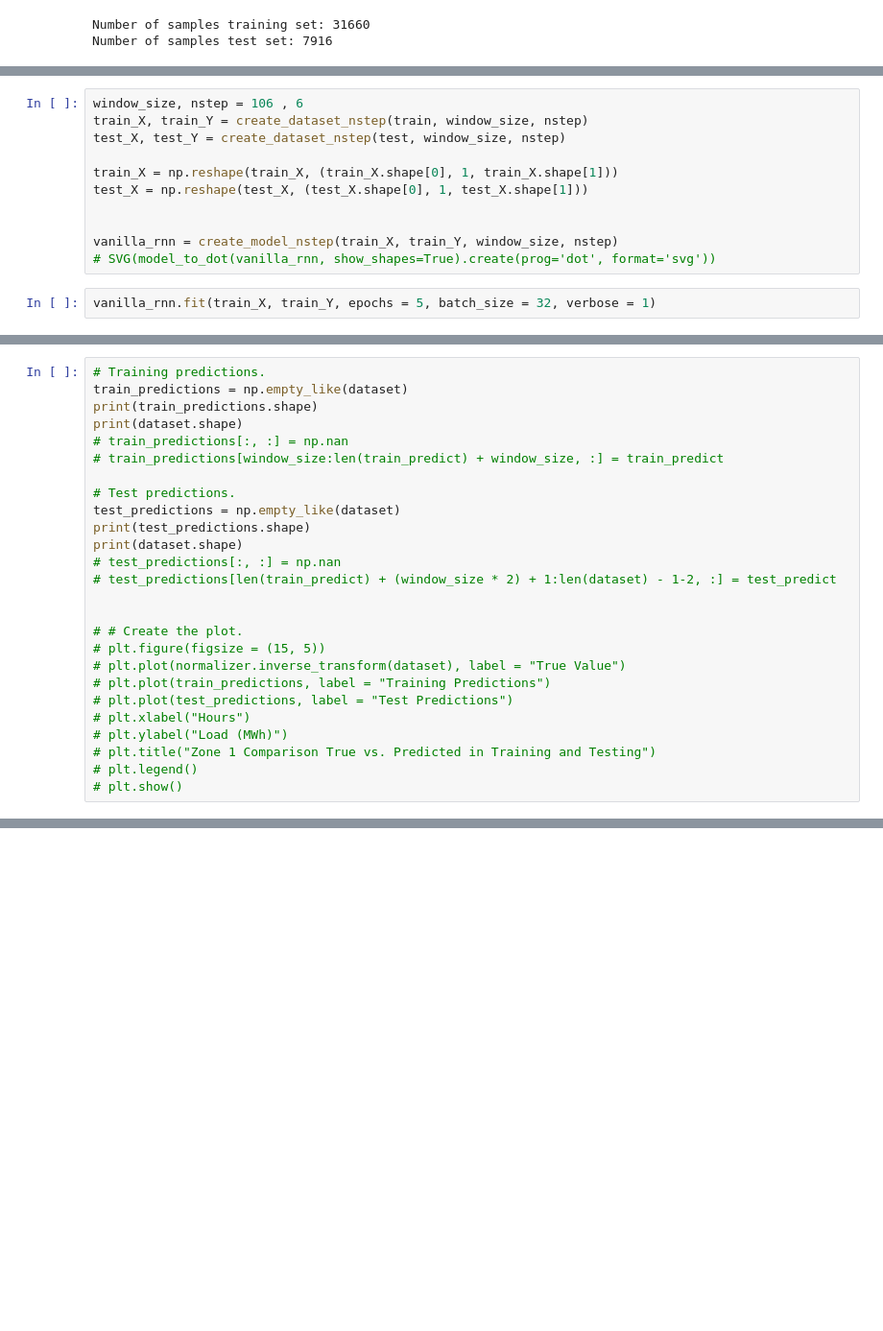
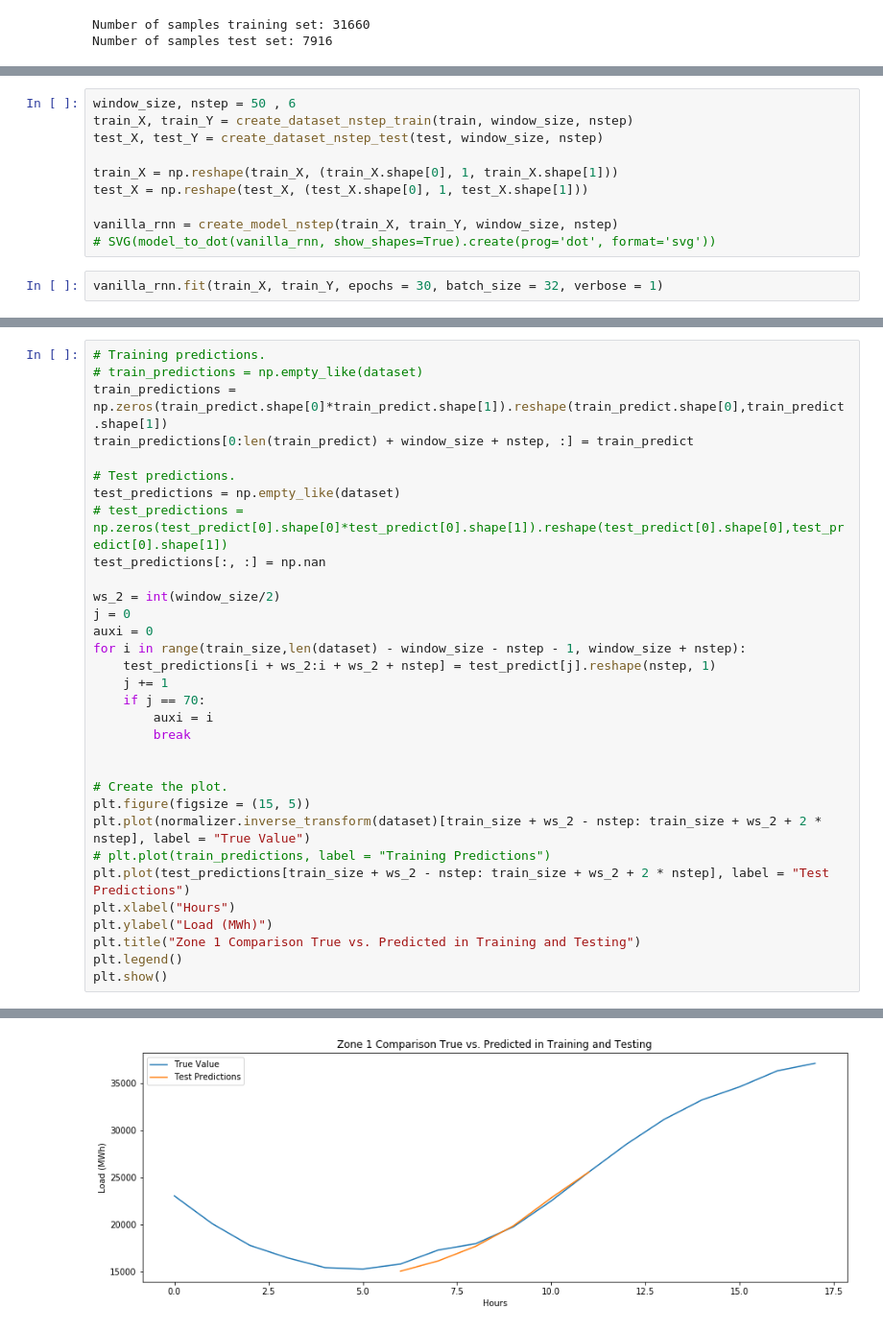
Before and after one commit to Pedromacedo41/MAP573, a Jupyter notebook: src/Raphael/LSTM-Bidirectional.ipynb, the cells around one changed output, grey strips where cells are left out. Shown at 96% size. Cells and saved outputs as stored; diff of their text form; blank space fills up the shorter version.

```diff
--- a/src/Raphael/LSTM-Bidirectional.ipynb
+++ b/src/Raphael/LSTM-Bidirectional.ipynb
@@ -85,16 +99,15 @@ def create_model_nstep(train_X, train_Y, window_size = 1, nstep = 1):
 
     return(vanilla_rnn)
 # %%
-window_size, nstep = 106 , 6
-train_X, train_Y = create_dataset_nstep(train, window_size, nstep)
-test_X, test_Y = create_dataset_nstep(test, window_size, nstep)
+window_size, nstep = 50 , 6
+train_X, train_Y = create_dataset_nstep_train(train, window_size, nstep)
+test_X, test_Y = create_dataset_nstep_test(test, window_size, nstep)
 
 train_X = np.reshape(train_X, (train_X.shape[0], 1, train_X.shape[1]))
 test_X = np.reshape(test_X, (test_X.shape[0], 1, test_X.shape[1]))
 
-
 vanilla_rnn = create_model_nstep(train_X, train_Y, window_size, nstep)
 # SVG(model_to_dot(vanilla_rnn, show_shapes=True).create(prog='dot', format='svg'))
 # %%
-vanilla_rnn.fit(train_X, train_Y, epochs = 5, batch_size = 32, verbose = 1)
+vanilla_rnn.fit(train_X, train_Y, epochs = 30, batch_size = 32, verbose = 1)
 # %% [output]
@@ -134,27 +154,33 @@ Test data error: 863.04 MSE
 # %%
 # Training predictions.
-train_predictions = np.empty_like(dataset)
-print(train_predictions.shape)
-print(dataset.shape)
-# train_predictions[:, :] = np.nan
-# train_predictions[window_size:len(train_predict) + window_size, :] = train_predict
+# train_predictions = np.empty_like(dataset)
+train_predictions = np.zeros(train_predict.shape[0]*train_predict.shape[1]).reshape(train_predict.shape[0],train_predict.shape[1])
+train_predictions[0:len(train_predict) + window_size + nstep, :] = train_predict
 
 # Test predictions.
 test_predictions = np.empty_like(dataset)
-print(test_predictions.shape)
-print(dataset.shape)
-# test_predictions[:, :] = np.nan
-# test_predictions[len(train_predict) + (window_size * 2) + 1:len(dataset) - 1-2, :] = test_predict
+# test_predictions = np.zeros(test_predict[0].shape[0]*test_predict[0].shape[1]).reshape(test_predict[0].shape[0],test_predict[0].shape[1])
+test_predictions[:, :] = np.nan
+
+ws_2 = int(window_size/2)
+j = 0
+auxi = 0
+for i in range(train_size,len(dataset) - window_size - nstep - 1, window_size + nstep):
+    test_predictions[i + ws_2:i + ws_2 + nstep] = test_predict[j].reshape(nstep, 1)
+    j += 1
+    if j == 70:
+        auxi = i
+        break
 
 
-# # Create the plot.
-# plt.figure(figsize = (15, 5))
-# plt.plot(normalizer.inverse_transform(dataset), label = "True Value")
+# Create the plot.
+plt.figure(figsize = (15, 5))
+plt.plot(normalizer.inverse_transform(dataset)[train_size + ws_2 - nstep: train_size + ws_2 + 2 * nstep], label = "True Value")
 # plt.plot(train_predictions, label = "Training Predictions")
-# plt.plot(test_predictions, label = "Test Predictions")
-# plt.xlabel("Hours")
-# plt.ylabel("Load (MWh)")
-# plt.title("Zone 1 Comparison True vs. Predicted in Training and Testing")
-# plt.legend()
-# plt.show()
+plt.plot(test_predictions[train_size + ws_2 - nstep: train_size + ws_2 + 2 * nstep], label = "Test Predictions")
+plt.xlabel("Hours")
+plt.ylabel("Load (MWh)")
+plt.title("Zone 1 Comparison True vs. Predicted in Training and Testing")
+plt.legend()
+plt.show()
 # %% [output]
@@ -164,0 +187 @@ print(dataset.shape)
+[figure, added]
```
Also changed, not shown: parts of 5 cells of this notebook.
